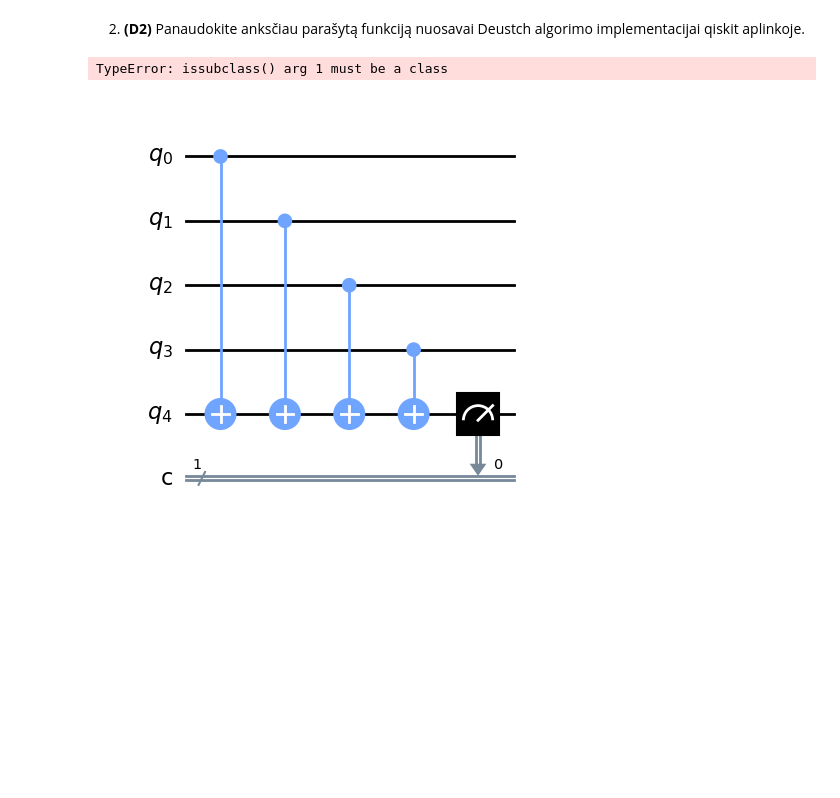
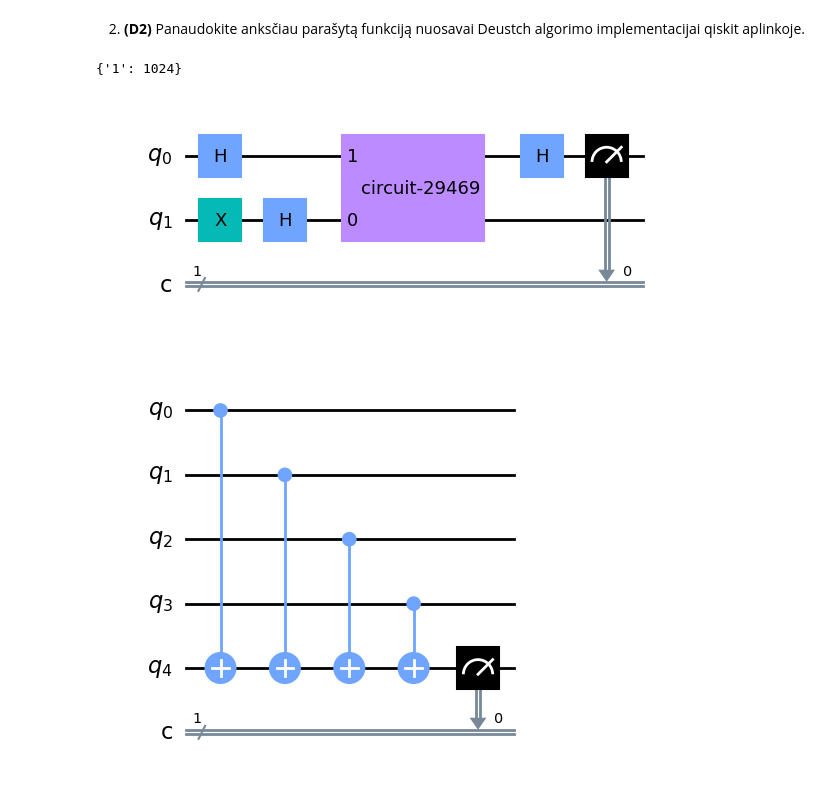
Before and after one commit to cezaris13/QuantumComputing, a Jupyter notebook: Quantum2lab.ipynb, the cells around one changed output. Cells and saved outputs as stored; diff of their text form; code cells hidden in the pictures; blank space fills up the shorter version.

```diff
--- a/Quantum2lab.ipynb
+++ b/Quantum2lab.ipynb
@@ -38,24 +41,26 @@ def constructUnitary(values:str) -> Operator:
 # %%
 def deuchAlgorithm(qc:QuantumCircuit, values:str = "10"):
     qc.x(1)
     # qc.barrier()
     qc.h(0)
     qc.h(1)
-    qc.append(constructUnitary(values), [1,0])
+    qc.append(constructUnitaryDeustch(values), [1,0])
     qc.h(0)
 
 qc = QuantumCircuit(2,1)
-deuchAlgorithm(qc)
+value = "10"
+deuchAlgorithm(qc, value)
 qc.measure(0, 0)
 
 backend = Aer.get_backend('qasm_simulator')
 
 job = execute(qc, backend)
 result = job.result()
 print (result.get_counts(qc))
 qc.draw(output='mpl')
 # %% [output]
-TypeError: issubclass() arg 1 must be a class
+{'1': 1024}
+[figure, added]
 # %%
 def onesCount() -> int:
     measureQubit = 4
```
Also changed, not shown: parts of 8 cells of this notebook.
